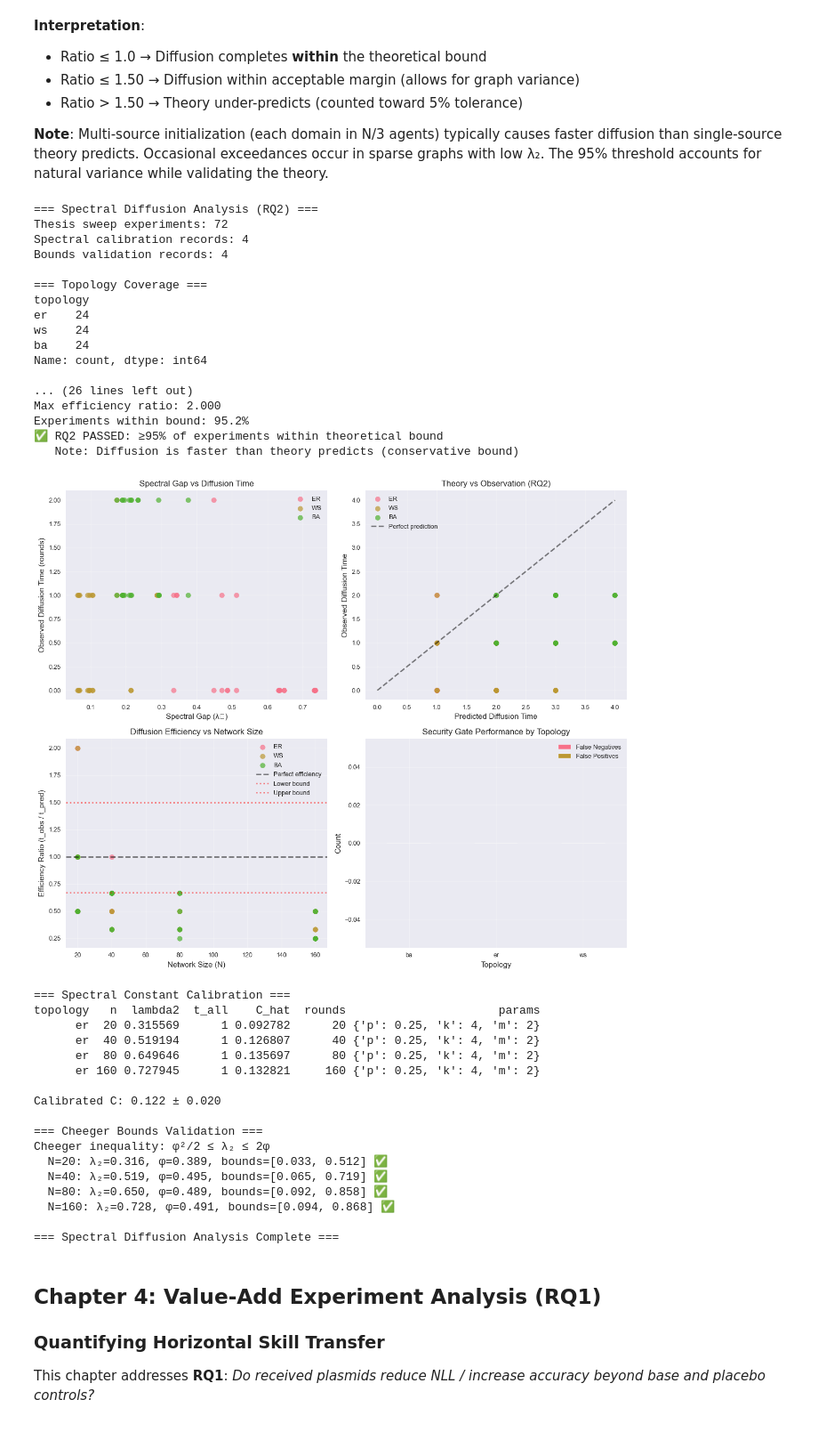
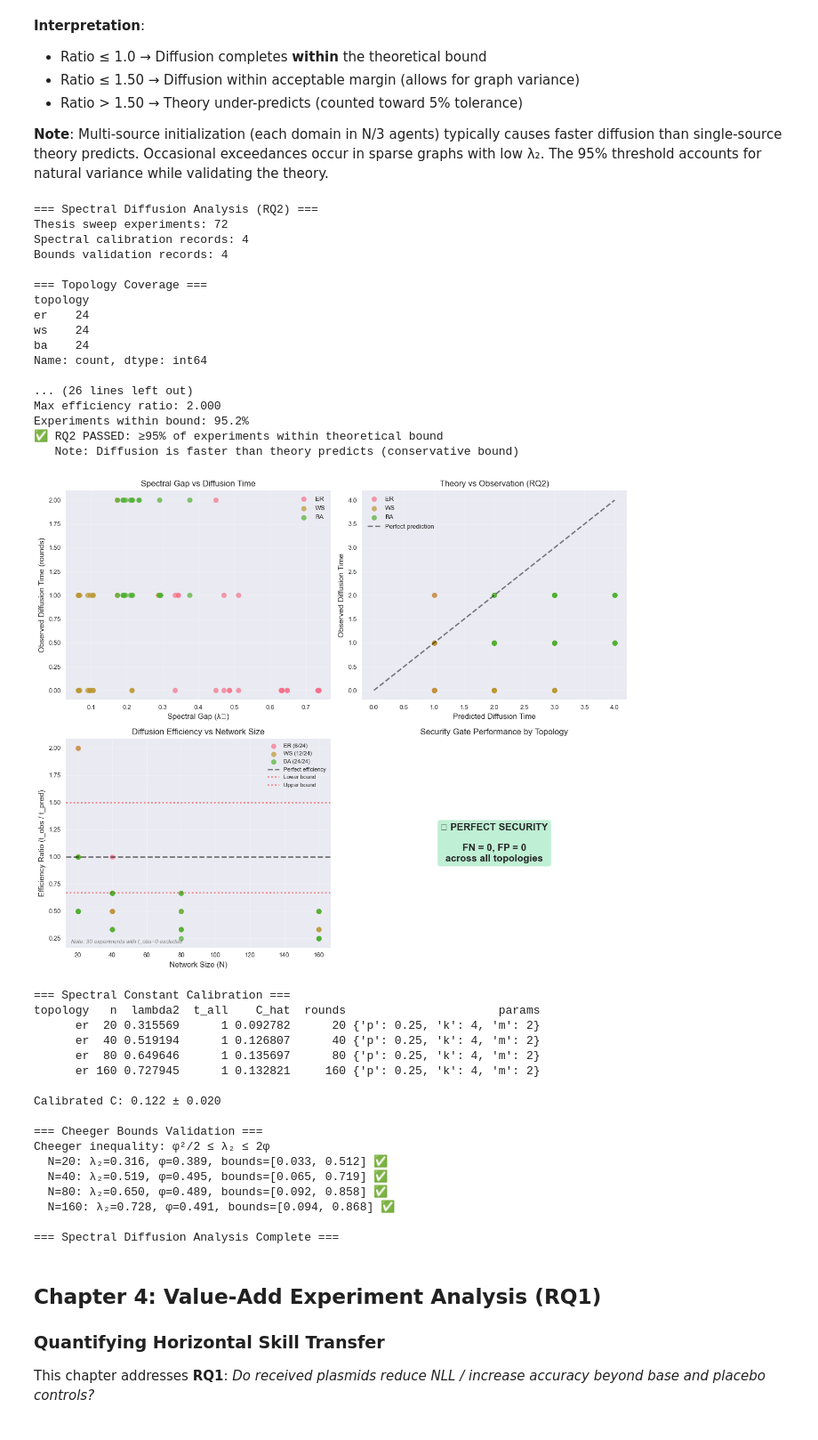
Before and after one commit to lumenintellects/plora, a Jupyter notebook: notebooks/experiment_analysis_clean.ipynb, the cells around one changed output. Shown at 89% size. Drawn from its saved outputs; the diff is of its cells as text; code cells hidden in the pictures.

```diff
--- a/notebooks/experiment_analysis_clean.ipynb
+++ b/notebooks/experiment_analysis_clean.ipynb
@@ -583,24 +583,41 @@ if thesis_sweep:
 
     # Plot 3: Efficiency ratio by N
     ax3 = axes[1, 0]
+
+    # Count valid vs total experiments by topology
+    valid_counts = {}
+    total_counts = {}
     for topo in sweep_df['topology'].unique():
-        topo_data = sweep_df[(sweep_df['topology'] == topo) & (sweep_df['efficiency_ratio'].notna())]
-        ax3.scatter(topo_data['N'], topo_data['efficiency_ratio'], label=topo.upper(), alpha=0.7, s=50)
+        topo_data = sweep_df[sweep_df['topology'] == topo]
+        valid_data = topo_data[topo_data['efficiency_ratio'].notna()]
+        valid_counts[topo] = len(valid_data)
+        total_counts[topo] = len(topo_data)
+        if len(valid_data) > 0:
+            ax3.scatter(valid_data['N'], valid_data['efficiency_ratio'],
+                       label=f"{topo.upper()} ({valid_counts[topo]}/{total_counts[topo]})",
+                       alpha=0.7, s=50)
+
     ax3.axhline(y=1.0, color='k', linestyle='--', alpha=0.5, label='Perfect efficiency')
     ax3.axhline(y=0.67, color='r', linestyle=':', alpha=0.5, label='Lower bound')
     ax3.axhline(y=1.50, color='r', linestyle=':', alpha=0.5, label='Upper bound')
     ax3.set_xlabel('Network Size (N)')
     ax3.set_ylabel('Efficiency Ratio (t_obs / t_pred)')
     ax3.set_title('Diffusion Efficiency vs Network Size')
-    ax3.legend()
+    ax3.legend(fontsize=8)
     ax3.grid(True, alpha=0.3)
 
-    # Plot 4: Trojan detection by topology
+    # Add annotation explaining filtered data
+    excluded = len(sweep_df) - sweep_df['efficiency_ratio'].notna().sum()
+    if excluded > 0:
+        ax3.annotate(f'Note: {excluded} experiments with t_obs=0 excluded',
+                    xy=(0.02, 0.02), xycoords='axes fraction', fontsize=8,
+                    style='italic', color='gray')
+
+    # Plot 4: Security Gate Performance by Topology
     ax4 = axes[1, 1]
     trojan_data = sweep_df[sweep_df['trojan_rate'] > 0]
     clean_data = sweep_df[sweep_df['trojan_rate'] == 0]
 
-    gate_cols = ['gate.rejected_clean_total', 'gate.accepted_trojan_total']
     # Check if gate data is nested or flat
     if 'gate' in sweep_df.columns:
         # Extract gate metrics from nested dict
@@ -611,12 +628,31 @@ if thesis_sweep:
         'fn_count': 'sum',
         'fp_count': 'sum'
     })
-    topo_security.plot(kind='bar', ax=ax4)
-    ax4.set_title('Security Gate Performance by Topology')
-    ax4.set_xlabel('Topology')
-    ax4.set_ylabel('Count')
-    ax4.legend(['False Negatives', 'False Positives'])
-    ax4.tick_params(axis='x', rotation=0)
+
+    # Check if all security values are zero (perfect security)
+    total_fn = topo_security['fn_count'].sum()
+    total_fp = topo_security['fp_count'].sum()
+
+    if total_fn == 0 and total_fp == 0:
+        # Perfect security - show a celebratory display instead of empty bars
+        ax4.text(0.5, 0.5, '✅ PERFECT SECURITY\n\nFN = 0, FP = 0\nacross all topologies',
+                 ha='center', va='center', fontsize=14, fontweight='bold',
+                 transform=ax4.transAxes,
+                 bbox=dict(boxstyle='round', facecolor='#2ecc71', alpha=0.3))
+        ax4.set_xlim(0, 1)
+        ax4.set_ylim(0, 1)
+        ax4.axis('off')
+        ax4.set_title('Security Gate Performance by Topology')
+    else:
+        topo_security.plot(kind='bar', ax=ax4, color=['#e74c3c', '#3498db'])
+        ax4.set_title('Security Gate Performance by Topology')
+        ax4.set_xlabel('Topology')
+        ax4.set_ylabel('Count')
+        ax4.legend(['False Negatives', 'False Positives'])
+        ax4.tick_params(axis='x', rotation=0)
+        # Set y-axis to start at 0 with sensible upper bound
+        max_val = max(topo_security.values.max(), 1)
+        ax4.set_ylim(0, max_val * 1.1)
 
     plt.tight_layout()
     plt.show()
@@ -639,34 +675,34 @@ if bounds_validation:
     print("Cheeger inequality: φ²/2 ≤ λ₂ ≤ 2φ")
     for _, row in bounds_df.iterrows():
         cheeger = row.get('cheeger', {})
         lower = cheeger.get('lower', 0)
         upper = cheeger.get('upper', 0)
         lambda2 = row.get('lambda2', 0)
         phi = row.get('phi', 0)
         valid = lower <= lambda2 <= upper
         status = "✅" if valid else "❌"
         print(f"  N={row.get('n', '?')}: λ₂={lambda2:.3f}, φ={phi:.3f}, bounds=[{lower:.3f}, {upper:.3f}] {status}")
 
 print("\n=== Spectral Diffusion Analysis Complete ===")
 # %% [output]
 === Spectral Diffusion Analysis (RQ2) ===
 Thesis sweep experiments: 72
 Spectral calibration records: 4
 Bounds validation records: 4
 
 === Topology Coverage ===
 topology
 er    24
 ws    24
 ba    24
 Name: count, dtype: int64
 
 ... (26 lines left out)
 Max efficiency ratio: 2.000
 Experiments within bound: 95.2%
 ✅ RQ2 PASSED: ≥95% of experiments within theoretical bound
    Note: Diffusion is faster than theory predicts (conservative bound)
-[figure, old version]
+[figure, new version]
 === Spectral Constant Calibration ===
 topology   n  lambda2  t_all    C_hat  rounds                      params
       er  20 0.315569      1 0.092782      20 {'p': 0.25, 'k': 4, 'm': 2}
```
Also changed, not shown: parts of 2 cells of this notebook, 2 other files.
